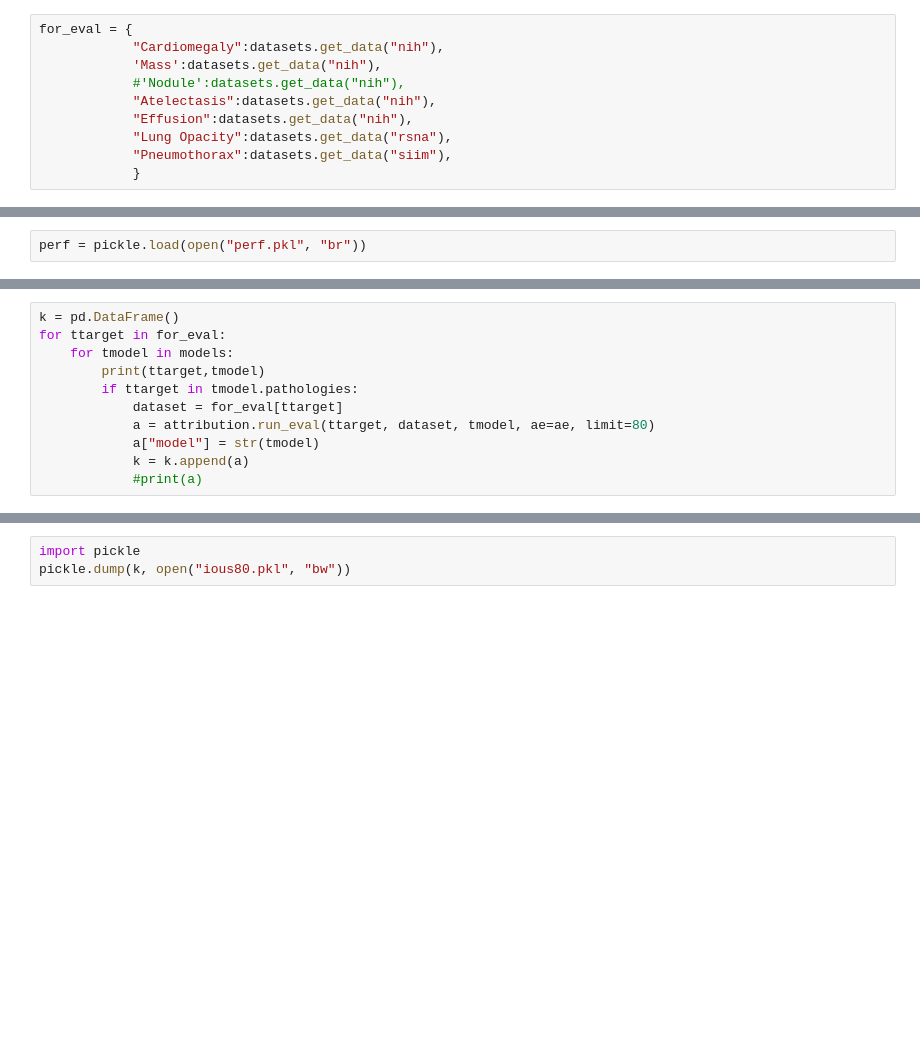
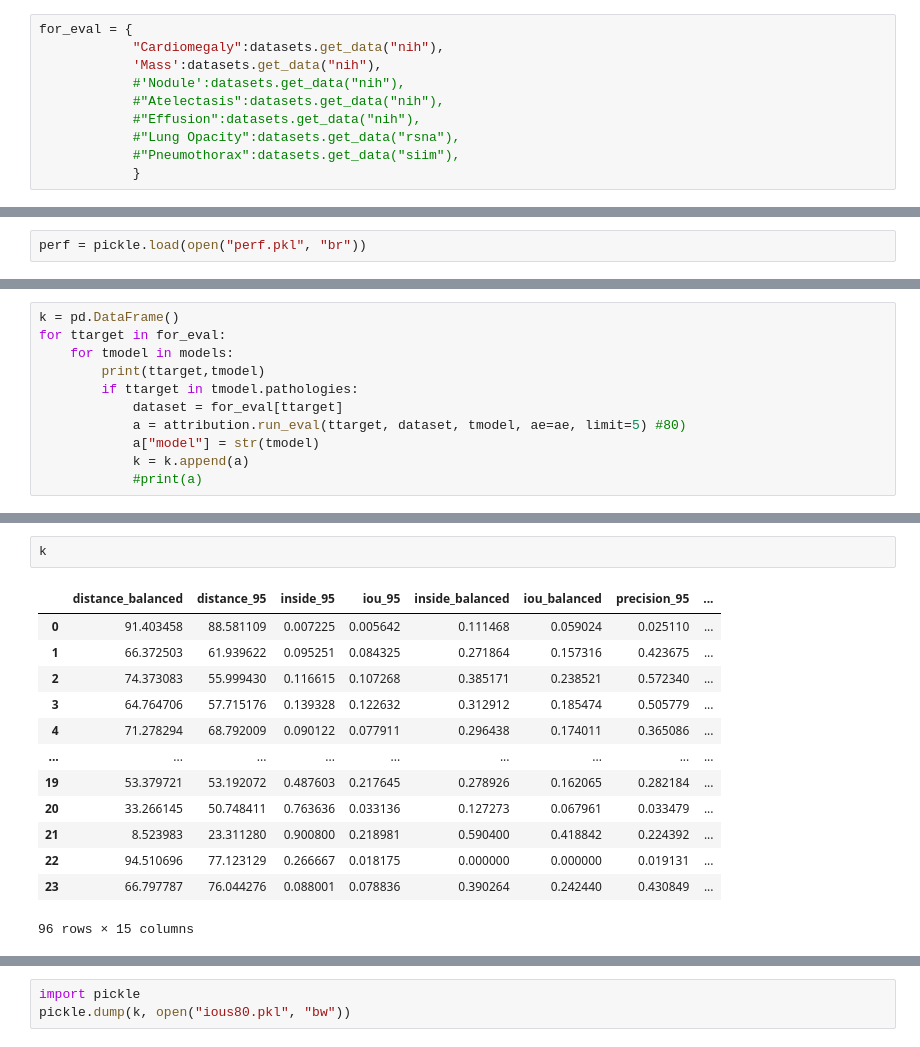
Before and after one commit to mlmed/gifsplanation, a Jupyter notebook: gif-iou-valid-table.ipynb, the cells around one changed output, grey strips where cells are left out. Drawn from its saved outputs; the diff is of its cells as text; blank space fills up the shorter version.

```diff
--- a/gif-iou-valid-table.ipynb
+++ b/gif-iou-valid-table.ipynb
@@ -34,10 +37,10 @@ for_eval = {
             "Cardiomegaly":datasets.get_data("nih"),
             'Mass':datasets.get_data("nih"),
             #'Nodule':datasets.get_data("nih"),
-            "Atelectasis":datasets.get_data("nih"),
-            "Effusion":datasets.get_data("nih"),
-            "Lung Opacity":datasets.get_data("rsna"),
-            "Pneumothorax":datasets.get_data("siim"),
+            #"Atelectasis":datasets.get_data("nih"),
+            #"Effusion":datasets.get_data("nih"),
+            #"Lung Opacity":datasets.get_data("rsna"),
+            #"Pneumothorax":datasets.get_data("siim"),
             }
 # %% [output]
 NIH_Dataset num_samples=67310 views=['PA'] data_aug=None
@@ -103,7 +103,7 @@ for ttarget in for_eval:
         print(ttarget,tmodel)
         if ttarget in tmodel.pathologies:
             dataset = for_eval[ttarget]
-            a = attribution.run_eval(ttarget, dataset, tmodel, ae=ae, limit=80)
+            a = attribution.run_eval(ttarget, dataset, tmodel, ae=ae, limit=5) #80)
             a["model"] = str(tmodel)
             k = k.append(a)
             #print(a)
@@ -109,0 +128,16 @@ for ttarget in for_eval:
+# %%
+k
+# %% [output]
+|  | distance_balanced | distance_95 | inside_95 | iou_95 | inside_balanced | iou_balanced | precision_95 | ... |
+| 0 | 91.403458 | 88.581109 | 0.007225 | 0.005642 | 0.111468 | 0.059024 | 0.025110 | ... |
+| 1 | 66.372503 | 61.939622 | 0.095251 | 0.084325 | 0.271864 | 0.157316 | 0.423675 | ... |
+| 2 | 74.373083 | 55.999430 | 0.116615 | 0.107268 | 0.385171 | 0.238521 | 0.572340 | ... |
+| 3 | 64.764706 | 57.715176 | 0.139328 | 0.122632 | 0.312912 | 0.185474 | 0.505779 | ... |
+| 4 | 71.278294 | 68.792009 | 0.090122 | 0.077911 | 0.296438 | 0.174011 | 0.365086 | ... |
+| ... | ... | ... | ... | ... | ... | ... | ... | ... |
+| 19 | 53.379721 | 53.192072 | 0.487603 | 0.217645 | 0.278926 | 0.162065 | 0.282184 | ... |
+| 20 | 33.266145 | 50.748411 | 0.763636 | 0.033136 | 0.127273 | 0.067961 | 0.033479 | ... |
+| 21 | 8.523983 | 23.311280 | 0.900800 | 0.218981 | 0.590400 | 0.418842 | 0.224392 | ... |
+| 22 | 94.510696 | 77.123129 | 0.266667 | 0.018175 | 0.000000 | 0.000000 | 0.019131 | ... |
+| 23 | 66.797787 | 76.044276 | 0.088001 | 0.078836 | 0.390264 | 0.242440 | 0.430849 | ... |
+96 rows × 15 columns
```
Also changed, not shown: parts of 9 cells of this notebook, 2 other files.
